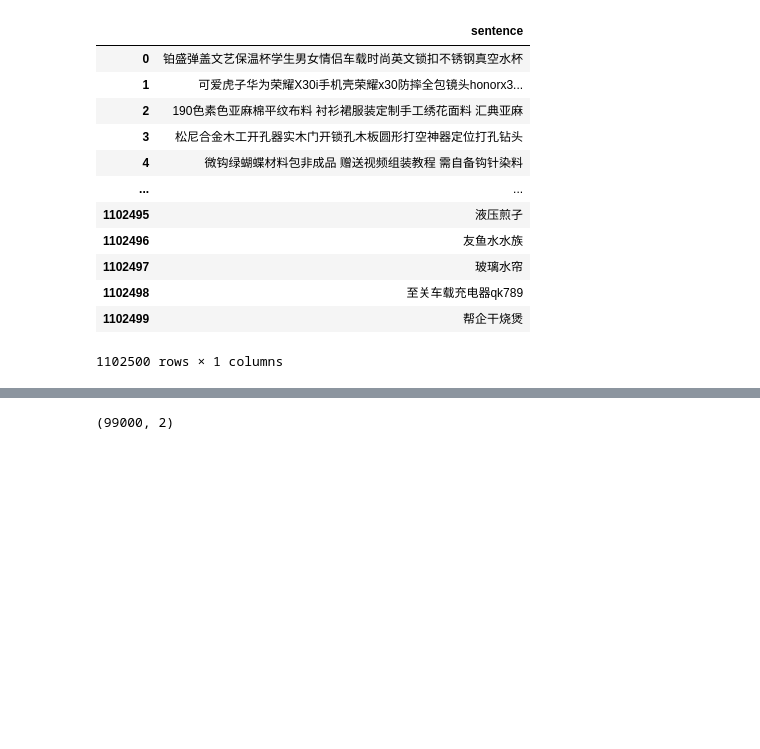
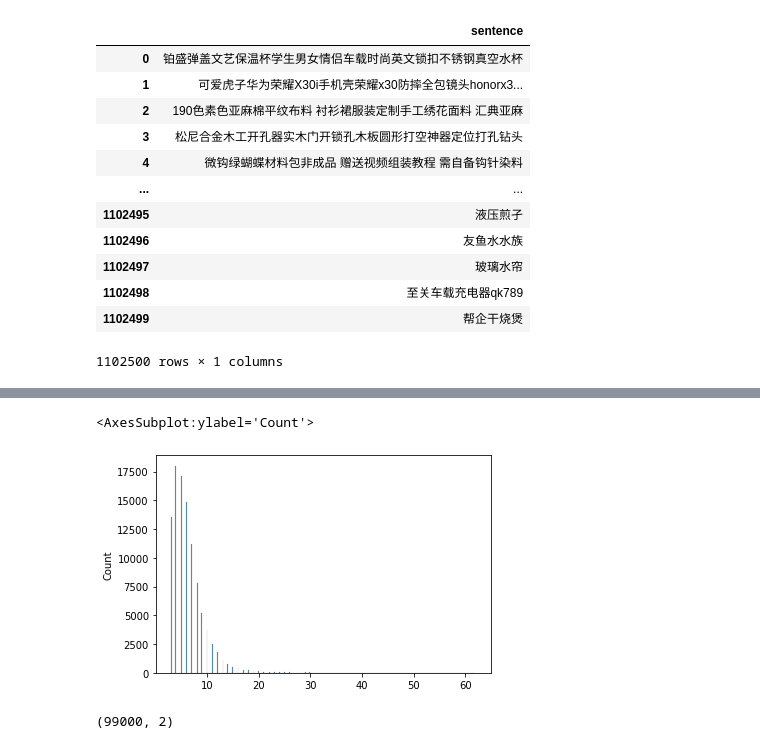
Before and after one commit to YuZhang10/Ali_Ecom_Search_Contest_2021, a Jupyter notebook: simcse.ipynb, the cells around one changed output, grey strips where cells are left out. Drawn from its saved outputs; the diff is of its cells as text; code cells hidden in the pictures; blank space fills up the shorter version.

```diff
--- a/simcse.ipynb
+++ b/simcse.ipynb
@@ -77,0 +62,14 @@ corpus_data
+# %%
+# 将所有文本分词，然后存储起来
+import math
+import jieba
+from collections import Counter
+from tqdm import tqdm
+sentences = []
+word_set = set()
+temp = corpus_data.head(10000).copy()
+for row in tqdm(temp.gname.values.tolist()):
+    seg_list = list(jieba.cut(row, cut_all=False))
+    # sentence = " ".join([seg for seg in seg_list if seg != '' and seg != "\n" and seg != "\n\n"])
+    sentences.append(seg_list)
+    word_set.update(set(seg_list))
@@ -104,3 +240,9 @@ pd.read_csv("./data/full_corpus_querys.csv")
+# %%
+import seaborn as sns
+sns.histplot([len(i[0]) for i in train_data.values])
+# %% [output]
+<AxesSubplot:ylabel='Count'>
+[figure, added]
 # %%
 query2corpus = pd.DataFrame(data=corpus_data.loc[qrels.gid]['gname'].values,index=train_data.loc[qrels.index]['query'],columns=['gname'])
 # %%
```
Also changed, not shown: parts of 13 cells of this notebook, 2 other files.
